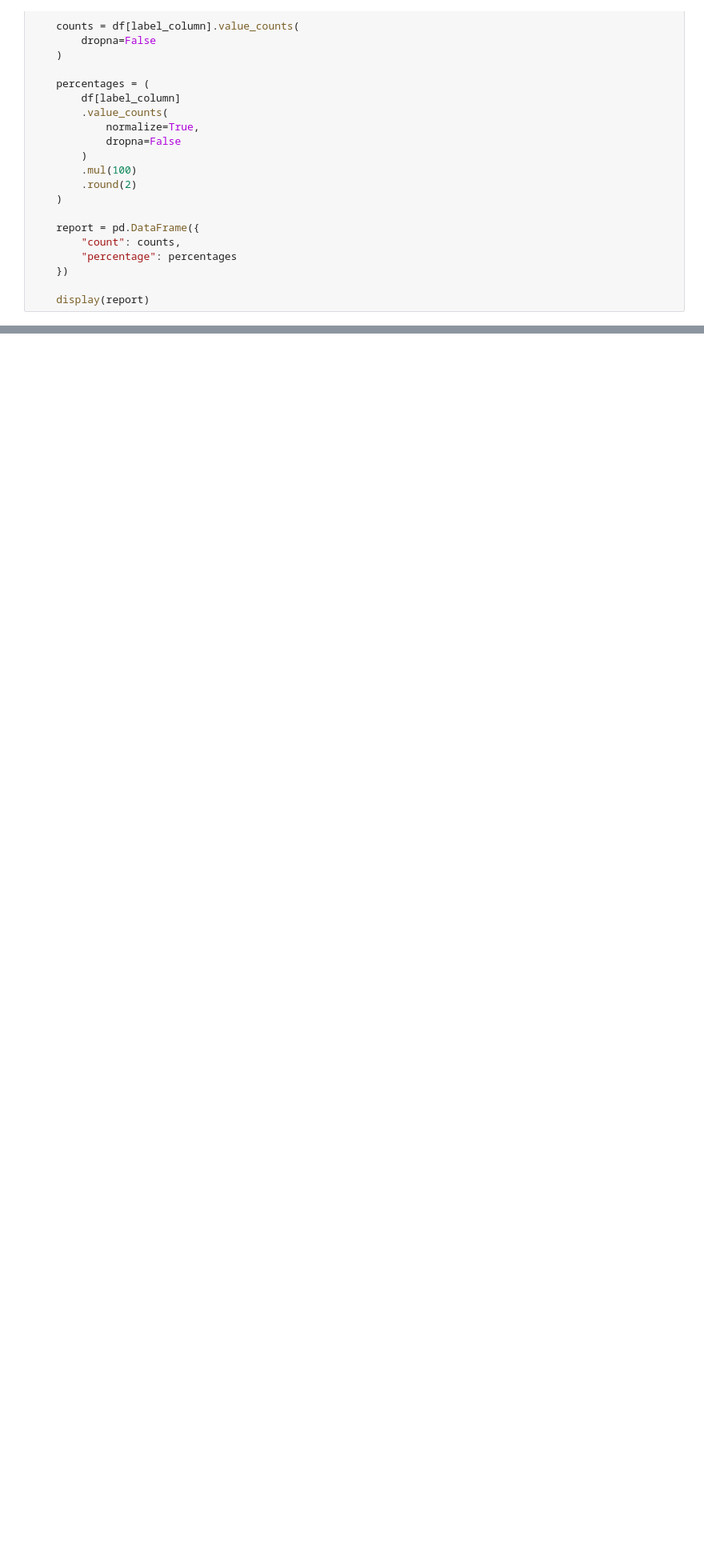
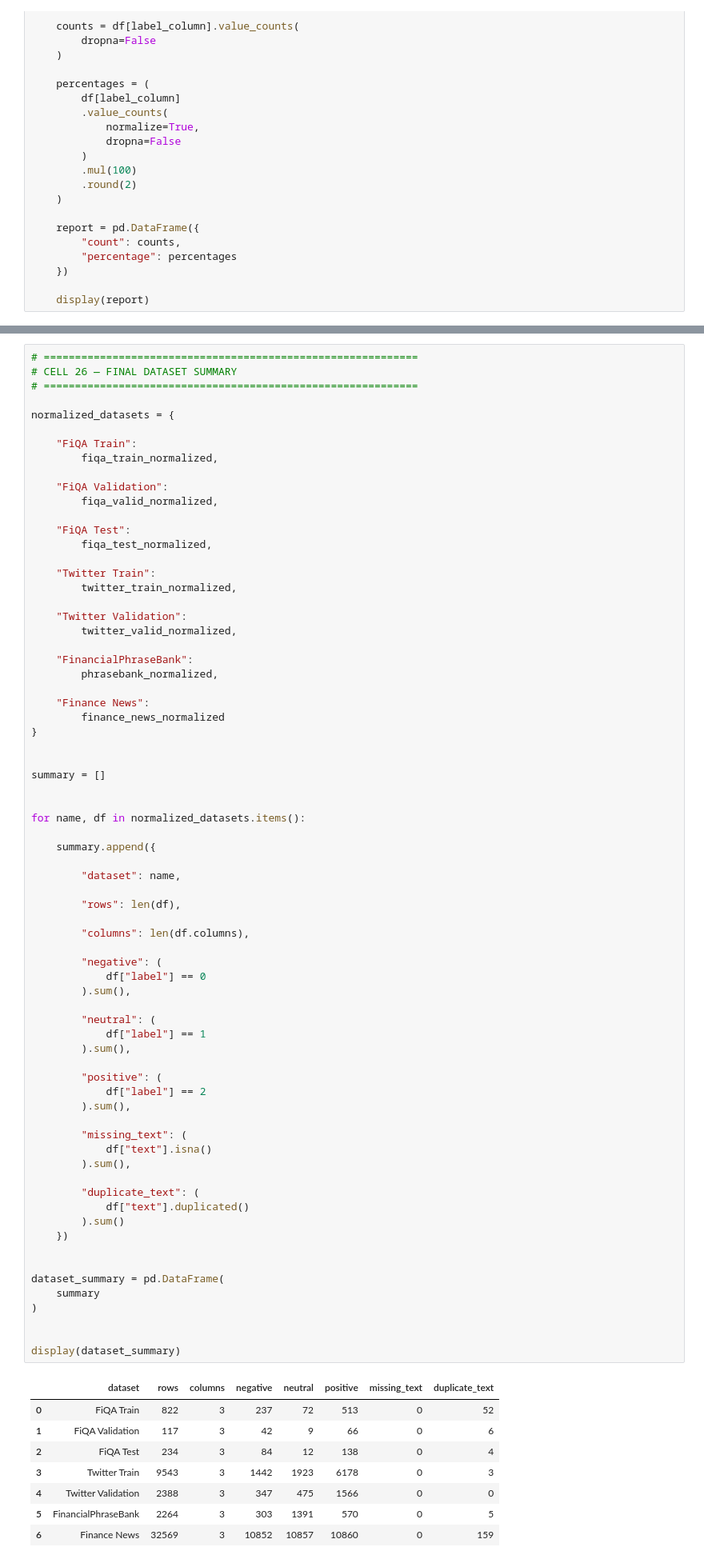
Before and after one commit to Sealie145/HACE_Financial_Sentiment_Analysis, a Jupyter notebook: notebooks/01_data_preparation.ipynb, the cells around one changed output, grey strips where cells are left out. Shown at 80% size. Cells and saved outputs as stored; diff of their text form; blank space fills up the shorter version.

Commit message:
data_preparation

```diff
--- a/notebooks/01_data_preparation.ipynb
+++ b/notebooks/01_data_preparation.ipynb
@@ -583,0 +1699,80 @@ def label_distribution(df, name, label_column):
+# %%
+# ============================================================
+# CELL 26 — FINAL DATASET SUMMARY
+# ============================================================
+
+normalized_datasets = {
+
+    "FiQA Train":
+        fiqa_train_normalized,
+
+    "FiQA Validation":
+        fiqa_valid_normalized,
+
+    "FiQA Test":
+        fiqa_test_normalized,
+
+    "Twitter Train":
+        twitter_train_normalized,
+
+    "Twitter Validation":
+        twitter_valid_normalized,
+
+    "FinancialPhraseBank":
+        phrasebank_normalized,
+
+    "Finance News":
+        finance_news_normalized
+}
+
+
+summary = []
+
+
+for name, df in normalized_datasets.items():
+
+    summary.append({
+
+        "dataset": name,
+
+        "rows": len(df),
+
+        "columns": len(df.columns),
+
+        "negative": (
+            df["label"] == 0
+        ).sum(),
+
+        "neutral": (
+            df["label"] == 1
+        ).sum(),
+
+        "positive": (
+            df["label"] == 2
+        ).sum(),
+
+        "missing_text": (
+            df["text"].isna()
+        ).sum(),
+
+        "duplicate_text": (
+            df["text"].duplicated()
+        ).sum()
+    })
+
+
+dataset_summary = pd.DataFrame(
+    summary
+)
+
+
+display(dataset_summary)
+# %% [output]
+|  | dataset | rows | columns | negative | neutral | positive | missing_text | duplicate_text |
+| 0 | FiQA Train | 822 | 3 | 237 | 72 | 513 | 0 | 52 |
+| 1 | FiQA Validation | 117 | 3 | 42 | 9 | 66 | 0 | 6 |
+| 2 | FiQA Test | 234 | 3 | 84 | 12 | 138 | 0 | 4 |
+| 3 | Twitter Train | 9543 | 3 | 1442 | 1923 | 6178 | 0 | 3 |
+| 4 | Twitter Validation | 2388 | 3 | 347 | 475 | 1566 | 0 | 0 |
+| 5 | FinancialPhraseBank | 2264 | 3 | 303 | 1391 | 570 | 0 | 5 |
+| 6 | Finance News | 32569 | 3 | 10852 | 10857 | 10860 | 0 | 159 |
```
Also changed, not shown: parts of 11 cells of this notebook.
